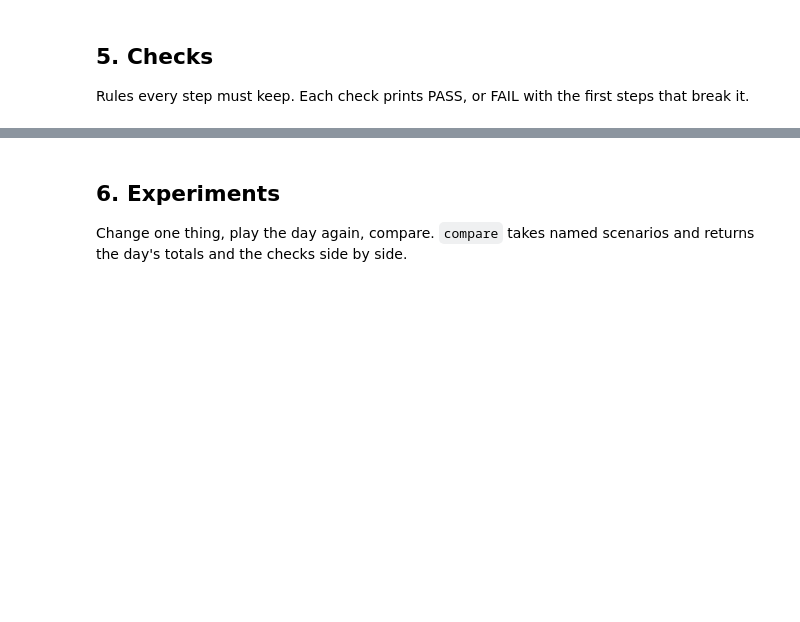
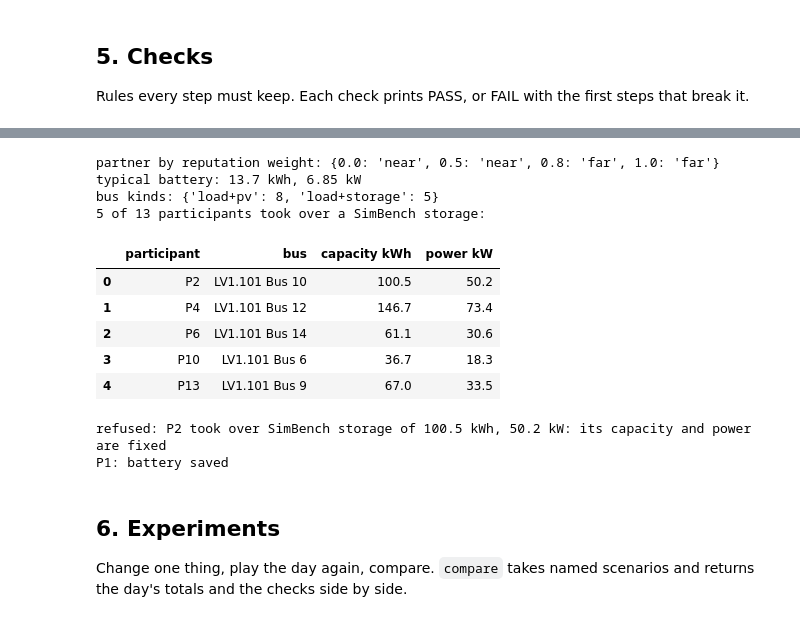
Before and after one commit to KevinRapo/P2P-thesis, a Jupyter notebook: notebooks/validate_market.ipynb, the cells around one changed output, grey strips where cells are left out. Cells and saved outputs as stored; diff of their text form; code cells hidden in the pictures; blank space fills up the shorter version.

```diff
--- a/notebooks/validate_market.ipynb
+++ b/notebooks/validate_market.ipynb
@@ -561,3 +592,51 @@ check_day(scenario, records)
+# %%
+from core.market.agent.der import Participant
+
+me = Participant("A", "bus", [], [0.0], [0.0], None)
+km = {"near": 0.1, "middle": 0.5, "far": 0.9}
+rep = {"near": 0.50, "middle": 0.53, "far": 0.56}
+choice = {w: me.choose_partner(list(km), km.get, rep, w) for w in (0.0, 0.5, 0.8, 1.0)}
+print("partner by reputation weight:", choice)
+assert choice[0.0] == "near" and choice[1.0] == "far"
+assert choice[0.5] == "near"  # near 0.5·0 + 0.5·1 = 0.5 = far 0.5·1 + 0.5·0: tie -> nearer
+assert choice[0.8] == "far"
+
+b = placement.battery_preset("typical")
+print(f"typical battery: {b.capacity_kwh} kWh, {b.max_power_kw} kW")
+assert b.max_power_kw == b.capacity_kwh / placement.SIMBENCH_STORAGE_HOURS
+
+future = Scenario(name="storage")
+future.grid.code = "1-LV-rural1--2-sw"
+print("bus kinds:", placement.kind_counts(future))
+placement.place_all(future, ["load", "load+pv", "load+storage"])
+owned = [p for p in future.participants if p.battery]
+print(f"{len(owned)} of {len(future.participants)} participants took over a SimBench storage:")
+display(pd.DataFrame([{"participant": p.id, "bus": p.bus,
+                       "capacity kWh": p.battery.capacity_kwh,
+                       "power kW": p.battery.max_power_kw} for p in owned]))
+assert owned and all(p.battery.max_power_kw > 0 for p in owned)
+
+# A taken-over storage unit's capacity and power are fixed.
+try:
+    placement.set_battery(future, owned[0].id, placement.battery_preset("small"))
+    raise AssertionError("set_battery should refuse")
+except ValueError as e:
+    print("refused:", e)
+p = next(p for p in future.participants if not p.battery)
+print(placement.set_battery(future, p.id, BatterySetup(10.0, max_power_kw=4.0)))
+# %% [output]
+partner by reputation weight: {0.0: 'near', 0.5: 'near', 0.8: 'far', 1.0: 'far'}
+typical battery: 13.7 kWh, 6.85 kW
+bus kinds: {'load+pv': 8, 'load+storage': 5}
+5 of 13 participants took over a SimBench storage:
+|  | participant | bus | capacity kWh | power kW |
+| 0 | P2 | LV1.101 Bus 10 | 100.5 | 50.2 |
+| 1 | P4 | LV1.101 Bus 12 | 146.7 | 73.4 |
+| 2 | P6 | LV1.101 Bus 14 | 61.1 | 30.6 |
+| 3 | P10 | LV1.101 Bus 6 | 36.7 | 18.3 |
+| 4 | P13 | LV1.101 Bus 9 | 67.0 | 33.5 |
+refused: P2 took over SimBench storage of 100.5 kWh, 50.2 kW: its capacity and power are fixed
+P1: battery saved
 # %% [markdown]
 ## 6. Experiments
 
```
Also changed, not shown: parts of 8 cells of this notebook, 6 other files.
